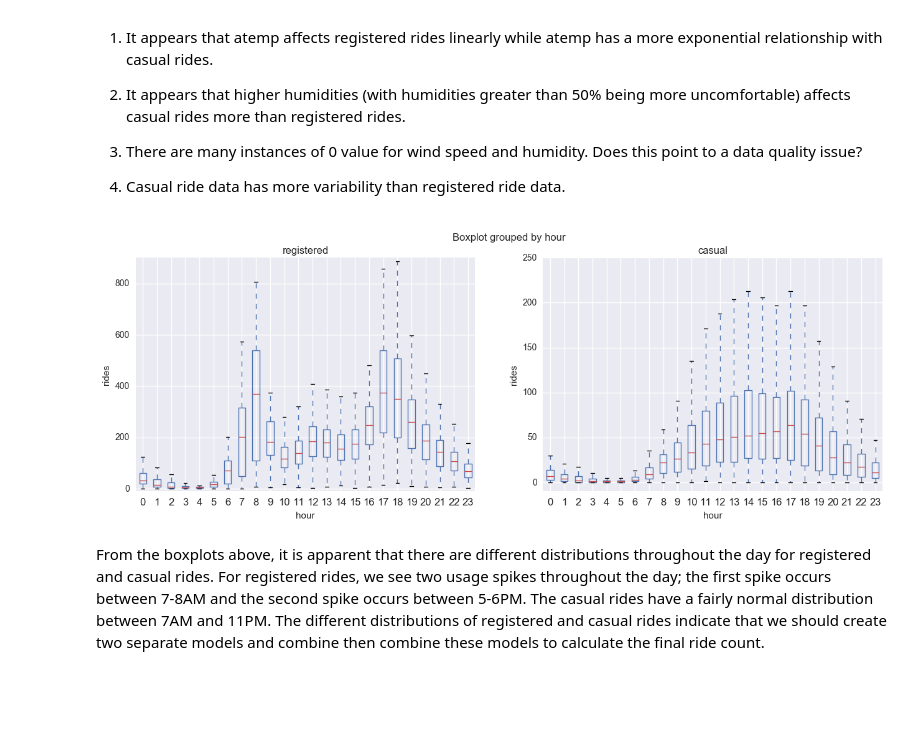
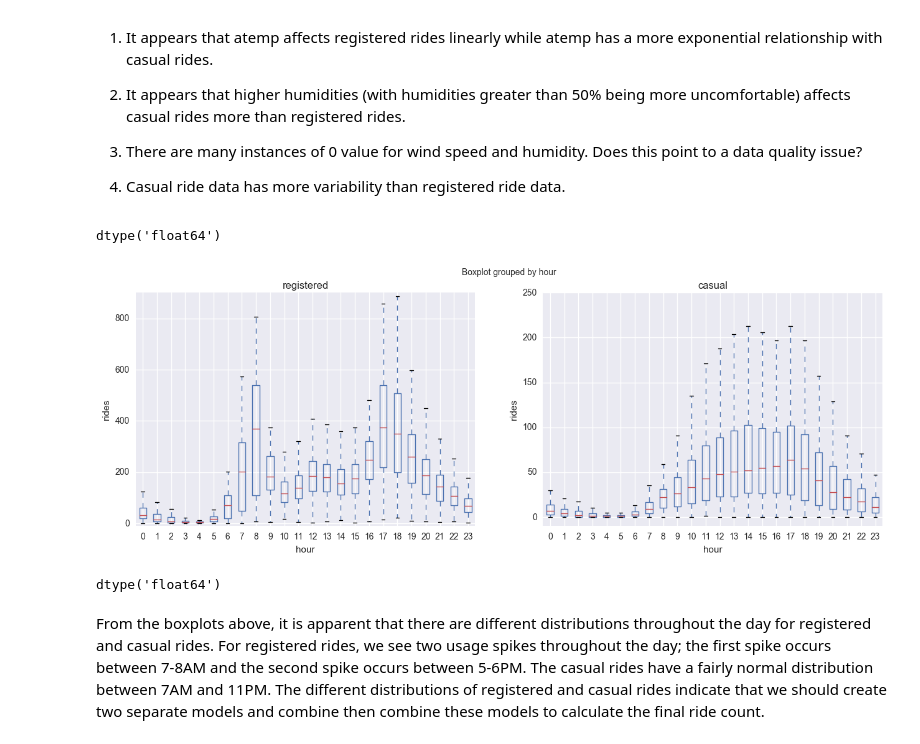
Before and after one commit to zingbretsenucb/w207_kaggleproject, a Jupyter notebook: Bikeshare.ipynb, the cells around one changed output. Saved outputs shown, nothing was run; the diff lists cells and outputs as text; code cells hidden in the pictures; blank space fills up the shorter version.

```diff
--- a/Bikeshare.ipynb
+++ b/Bikeshare.ipynb
@@ -134,12 +136,21 @@ The correlation matrix above shows the relationships between the relationships b
 # Do we need this?
 # sns.distplot(train_df.atemp, bins=20, kde=False, rug=True);
 # sns.lmplot(x='temp', y='count', data=train_df, aspect=1.5, scatter_kws={'alpha':0.2})
+# %%
+train_df['temp'].dtype
+# %% [output]
+dtype('float64')
 # %%
 # Create boxplots for registered/casual rides by hour
-train_df_mod = bs.eda_transform(train_df)
+train_df_mod = train_df.copy()
+train_df_mod = bs.eda_transform(train_df_mod)
 test = bs.boxplot_by_hour(train_df_mod)
 # %% [output]
-[figure, old version]
+[figure, new version]
+# %%
+train_df['temp'].dtype
+# %% [output]
+dtype('float64')
 # %% [markdown]
 From the boxplots above, it is apparent that there are different distributions throughout the day for registered and casual rides. For registered rides, we see two usage spikes throughout the day; the first spike occurs between 7-8AM and the second spike occurs between 5-6PM. The casual rides have a fairly normal distribution between 7AM and 11PM. The different distributions of registered and casual rides indicate that we should create two separate models and combine then combine these models to calculate the final ride count.
 # %%
```
Also changed, not shown: parts of 8 cells of this notebook, 2 other files.
